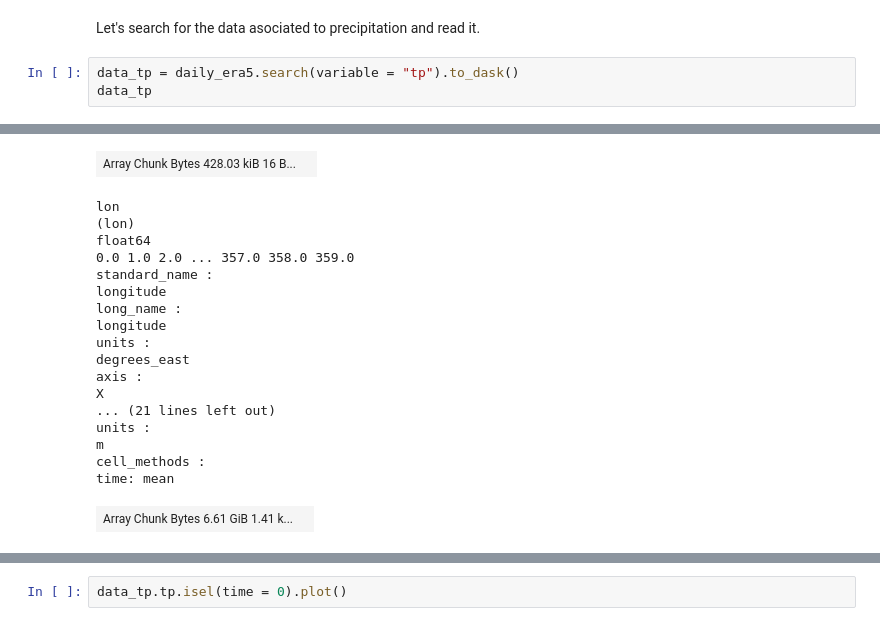
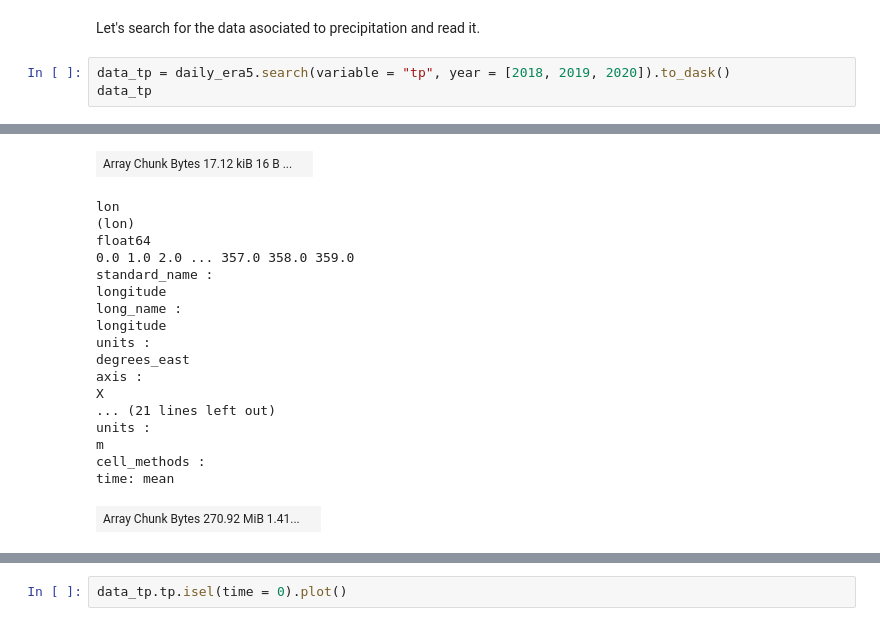
Before and after one commit to 21centuryweather/su28_catalog, a Jupyter notebook: docs/how_to_catalog.ipynb, the cells around one changed output, grey strips where cells are left out. Drawn from its saved outputs; the diff is of its cells as text.

```diff
--- a/docs/how_to_catalog.ipynb
+++ b/docs/how_to_catalog.ipynb
@@ -56,6 +69,6 @@ daily_era5 catalog with 1 dataset(s) from 75 asset(s):
 # %% [markdown]
 Let's search for the data asociated to precipitation and read it.
 # %%
-data_tp = daily_era5.search(variable = "tp").to_dask()
+data_tp = daily_era5.search(variable = "tp", year = [2018, 2019, 2020]).to_dask()
 data_tp
 # %% [output]
@@ -74,9 +87,9 @@ datetime64[ns]
 ... (9 lines left out)
 time_bnds
 (time, bnds)
 datetime64[ns]
 dask.array<chunksize=(1, 2), meta=np.ndarray>
-| Array Chunk Bytes 428.03 kiB 16 B... |  |
+| Array Chunk Bytes 17.12 kiB 16 B ... |  |
 lon
 (lon)
 float64
@@ -94,7 +107,7 @@ units :
 m
 cell_methods :
 time: mean
-| Array Chunk Bytes 6.61 GiB 1.41 k... |  |
+| Array Chunk Bytes 270.92 MiB 1.41... |  |
 Indexes: (3)
 time
 PandasIndex
```
Also changed, not shown: parts of 3 cells of this notebook.
